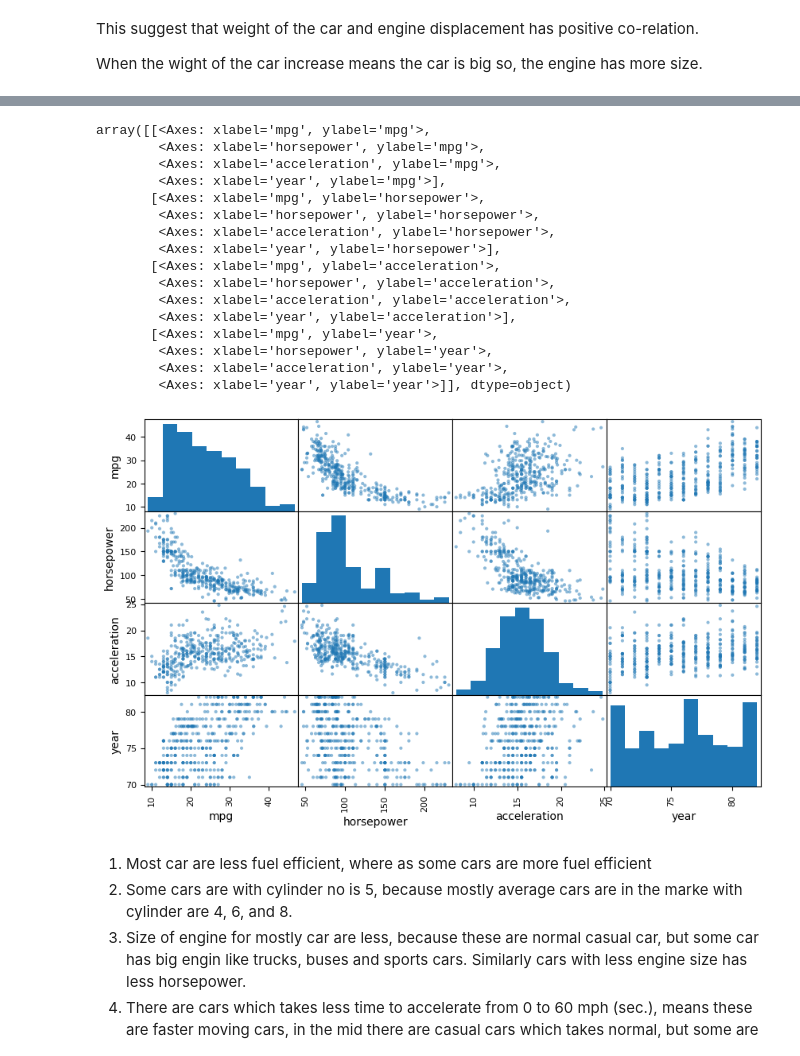
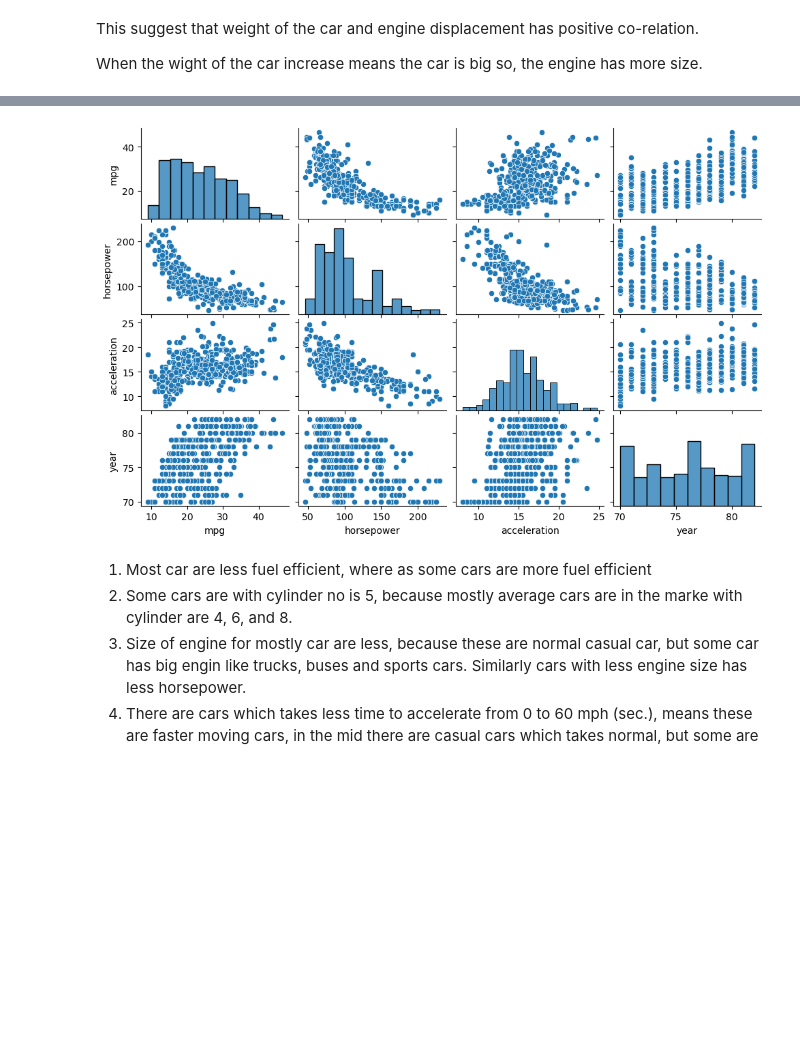
Before and after one commit to umar-khayam/Data-Science, a Jupyter notebook: Learning/Statistics/ISL/Lab/Chapter 2/Problem 9.ipynb, the cells around one changed output, grey strips where cells are left out. Cells and saved outputs as stored; diff of their text form; code cells hidden in the pictures; blank space fills up the shorter version.

```diff
--- a/Learning/Statistics/ISL/Lab/Chapter 2/Problem 9.ipynb
+++ b/Learning/Statistics/ISL/Lab/Chapter 2/Problem 9.ipynb
@@ -319,23 +310,8 @@ array([[<Axes: xlabel='mpg', ylabel='mpg'>,
 # %%
-pd.plotting.scatter_matrix(auto[['mpg','horsepower','acceleration', 'year']], figsize=(10,6))
+pair_plot_fig = sns.pairplot(auto[['mpg','horsepower','acceleration', 'year']])
+pair_plot_fig.fig.set_size_inches(10,6)
 # %% [output]
-array([[<Axes: xlabel='mpg', ylabel='mpg'>,
-        <Axes: xlabel='horsepower', ylabel='mpg'>,
-        <Axes: xlabel='acceleration', ylabel='mpg'>,
-        <Axes: xlabel='year', ylabel='mpg'>],
-       [<Axes: xlabel='mpg', ylabel='horsepower'>,
-        <Axes: xlabel='horsepower', ylabel='horsepower'>,
-        <Axes: xlabel='acceleration', ylabel='horsepower'>,
-        <Axes: xlabel='year', ylabel='horsepower'>],
-       [<Axes: xlabel='mpg', ylabel='acceleration'>,
-        <Axes: xlabel='horsepower', ylabel='acceleration'>,
-        <Axes: xlabel='acceleration', ylabel='acceleration'>,
-        <Axes: xlabel='year', ylabel='acceleration'>],
-       [<Axes: xlabel='mpg', ylabel='year'>,
-        <Axes: xlabel='horsepower', ylabel='year'>,
-        <Axes: xlabel='acceleration', ylabel='year'>,
-        <Axes: xlabel='year', ylabel='year'>]], dtype=object)
-[figure, old version]
+[figure, new version]
 # %% [markdown]
 1. Most car are less fuel efficient, where as some cars are more fuel efficient
 2. Some cars are with cylinder no is 5, because mostly average cars are in the marke with cylinder are 4, 6, and 8.
```
Also changed, not shown: parts of 18 cells of this notebook, 2 other files.
